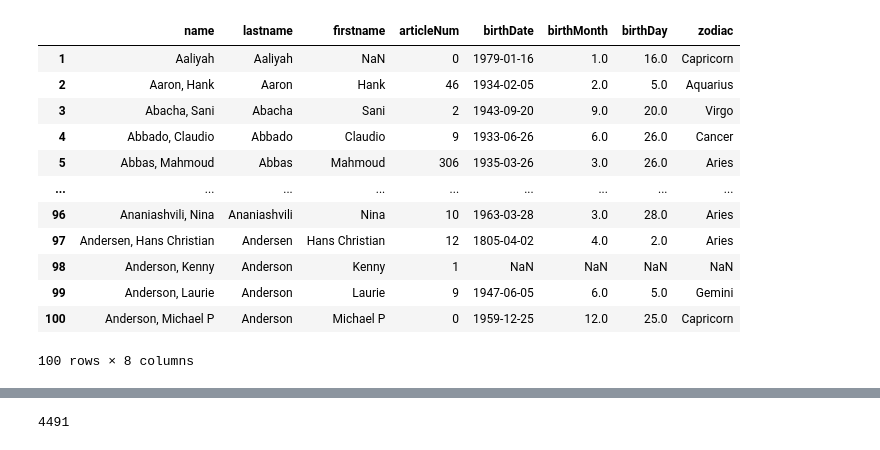
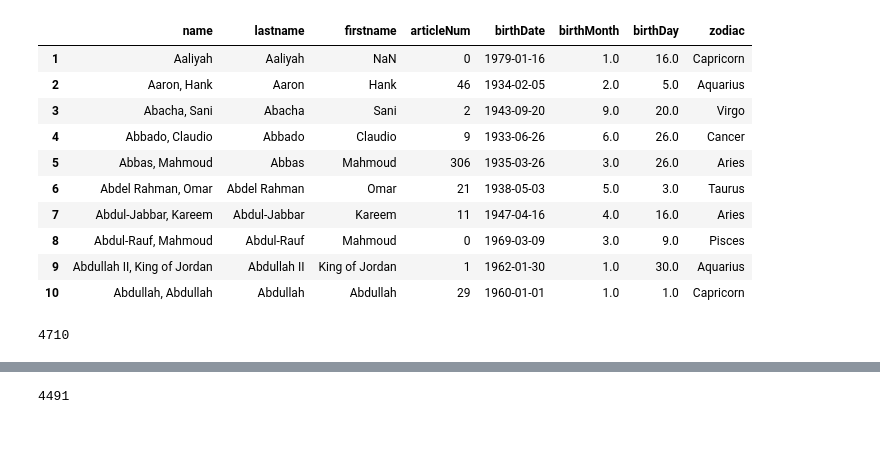
Before and after one commit to jordanwhite268/Zodiac_Analysis, a Jupyter notebook: Clean_Famous_Birthdate_Raw.ipynb, the cells around one changed output, grey strips where cells are left out. Saved outputs shown, nothing was run; the diff lists cells and outputs as text; code cells hidden in the pictures.

Commit message:
additional data cleaning

```diff
--- a/Clean_Famous_Birthdate_Raw.ipynb
+++ b/Clean_Famous_Birthdate_Raw.ipynb
@@ -1,23 +1,25 @@
 # %%
 import pandas as pd
 import numpy
 
 #Read in raw data file into pandas df
-
 data = pd.read_csv(r'C:\Users\Jordan\Documents\CodeKY\Capstone_Project_Repo\Data\famous-birthdates.txt', delimiter = " ")
-data.head(100)
+data.head(10)
 # %% [output]
 |  | name | lastname | firstname | articleNum | birthDate | birthMonth | birthDay | zodiac |
 | 1 | Aaliyah | Aaliyah | NaN | 0 | 1979-01-16 | 1.0 | 16.0 | Capricorn |
 | 2 | Aaron, Hank | Aaron | Hank | 46 | 1934-02-05 | 2.0 | 5.0 | Aquarius |
 | 3 | Abacha, Sani | Abacha | Sani | 2 | 1943-09-20 | 9.0 | 20.0 | Virgo |
 | 4 | Abbado, Claudio | Abbado | Claudio | 9 | 1933-06-26 | 6.0 | 26.0 | Cancer |
 | 5 | Abbas, Mahmoud | Abbas | Mahmoud | 306 | 1935-03-26 | 3.0 | 26.0 | Aries |
-| ... | ... | ... | ... | ... | ... | ... | ... | ... |
-| 96 | Ananiashvili, Nina | Ananiashvili | Nina | 10 | 1963-03-28 | 3.0 | 28.0 | Aries |
-| 97 | Andersen, Hans Christian | Andersen | Hans Christian | 12 | 1805-04-02 | 4.0 | 2.0 | Aries |
-| 98 | Anderson, Kenny | Anderson | Kenny | 1 | NaN | NaN | NaN | NaN |
-| 99 | Anderson, Laurie | Anderson | Laurie | 9 | 1947-06-05 | 6.0 | 5.0 | Gemini |
-| 100 | Anderson, Michael P | Anderson | Michael P | 0 | 1959-12-25 | 12.0 | 25.0 | Capricorn |
+| 6 | Abdel Rahman, Omar | Abdel Rahman | Omar | 21 | 1938-05-03 | 5.0 | 3.0 | Taurus |
+| 7 | Abdul-Jabbar, Kareem | Abdul-Jabbar | Kareem | 11 | 1947-04-16 | 4.0 | 16.0 | Aries |
+| 8 | Abdul-Rauf, Mahmoud | Abdul-Rauf | Mahmoud | 0 | 1969-03-09 | 3.0 | 9.0 | Pisces |
+| 9 | Abdullah II, King of Jordan | Abdullah II | King of Jordan | 1 | 1962-01-30 | 1.0 | 30.0 | Aquarius |
+| 10 | Abdullah, Abdullah | Abdullah | Abdullah | 29 | 1960-01-01 | 1.0 | 1.0 | Capricorn |
-100 rows × 8 columns
+# %%
+#number of rows before any cleaning
+len(data)
+# %% [output]
+4710
 # %%
```
Also changed, not shown: parts of 9 cells of this notebook, 1 other file.
